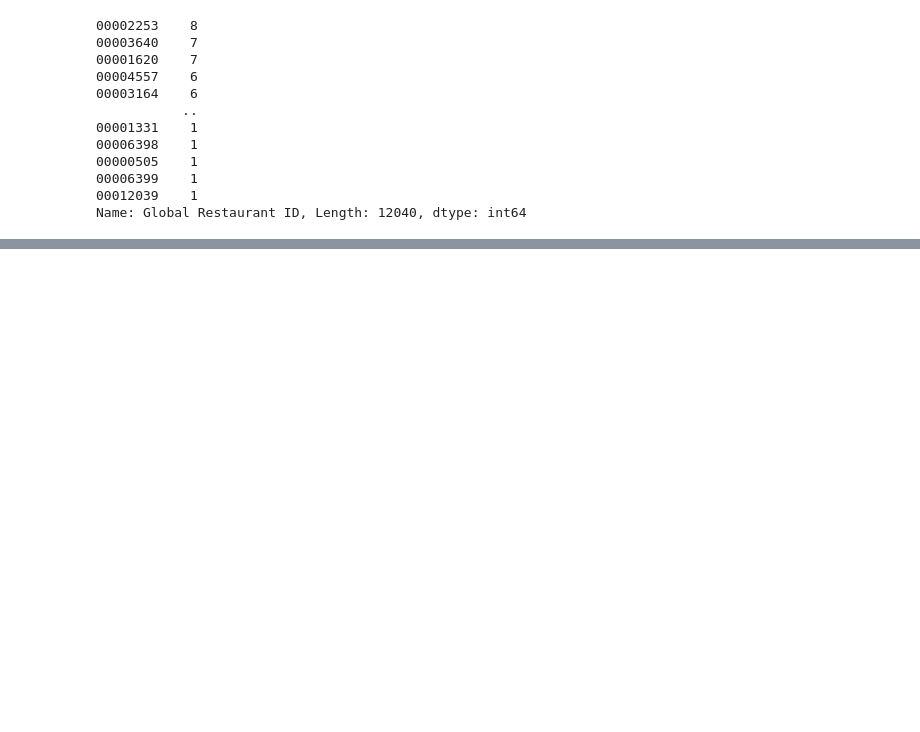
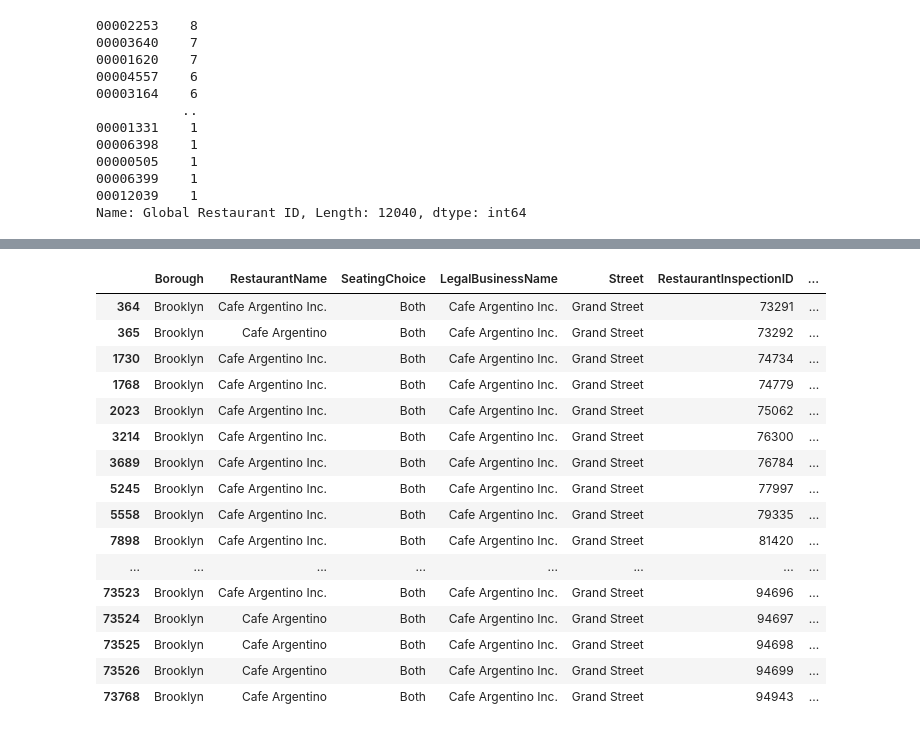
Before and after one commit to sephi-22/restaurant_services_analytics, a Jupyter notebook: Creating_global_id.ipynb, the cells around one changed output, grey strips where cells are left out. Saved outputs shown, nothing was run; the diff lists cells and outputs as text; code cells hidden in the pictures; blank space fills up the shorter version.

```diff
--- a/Creating_global_id.ipynb
+++ b/Creating_global_id.ipynb
@@ -158,0 +272,2 @@ dohmh_df
+# %%
+inspections_df = assign_global_restaurant_id(inspections_df,'RestaurantInspectionID',threshold=85)
@@ -158,0 +290,20 @@ dohmh_df
+# %%
+inspections_df[inspections_df['Global Restaurant ID']=='00005188']
+# %% [output]
+|  | Borough | RestaurantName | SeatingChoice | LegalBusinessName | Street | RestaurantInspectionID | ... |
+| 364 | Brooklyn | Cafe Argentino Inc. | Both | Cafe Argentino Inc. | Grand Street | 73291 | ... |
+| 365 | Brooklyn | Cafe Argentino | Both | Cafe Argentino Inc. | Grand Street | 73292 | ... |
+| 1730 | Brooklyn | Cafe Argentino Inc. | Both | Cafe Argentino Inc. | Grand Street | 74734 | ... |
+| 1768 | Brooklyn | Cafe Argentino Inc. | Both | Cafe Argentino Inc. | Grand Street | 74779 | ... |
+| 2023 | Brooklyn | Cafe Argentino Inc. | Both | Cafe Argentino Inc. | Grand Street | 75062 | ... |
+| 3214 | Brooklyn | Cafe Argentino Inc. | Both | Cafe Argentino Inc. | Grand Street | 76300 | ... |
+| 3689 | Brooklyn | Cafe Argentino Inc. | Both | Cafe Argentino Inc. | Grand Street | 76784 | ... |
+| 5245 | Brooklyn | Cafe Argentino Inc. | Both | Cafe Argentino Inc. | Grand Street | 77997 | ... |
+| 5558 | Brooklyn | Cafe Argentino Inc. | Both | Cafe Argentino Inc. | Grand Street | 79335 | ... |
+| 7898 | Brooklyn | Cafe Argentino Inc. | Both | Cafe Argentino Inc. | Grand Street | 81420 | ... |
+| ... | ... | ... | ... | ... | ... | ... | ... |
+| 73523 | Brooklyn | Cafe Argentino Inc. | Both | Cafe Argentino Inc. | Grand Street | 94696 | ... |
+| 73524 | Brooklyn | Cafe Argentino | Both | Cafe Argentino Inc. | Grand Street | 94697 | ... |
+| 73525 | Brooklyn | Cafe Argentino | Both | Cafe Argentino Inc. | Grand Street | 94698 | ... |
+| 73526 | Brooklyn | Cafe Argentino | Both | Cafe Argentino Inc. | Grand Street | 94699 | ... |
+| 73768 | Brooklyn | Cafe Argentino | Both | Cafe Argentino Inc. | Grand Street | 94943 | ... |
```
Also changed, not shown: parts of 20 cells of this notebook.
